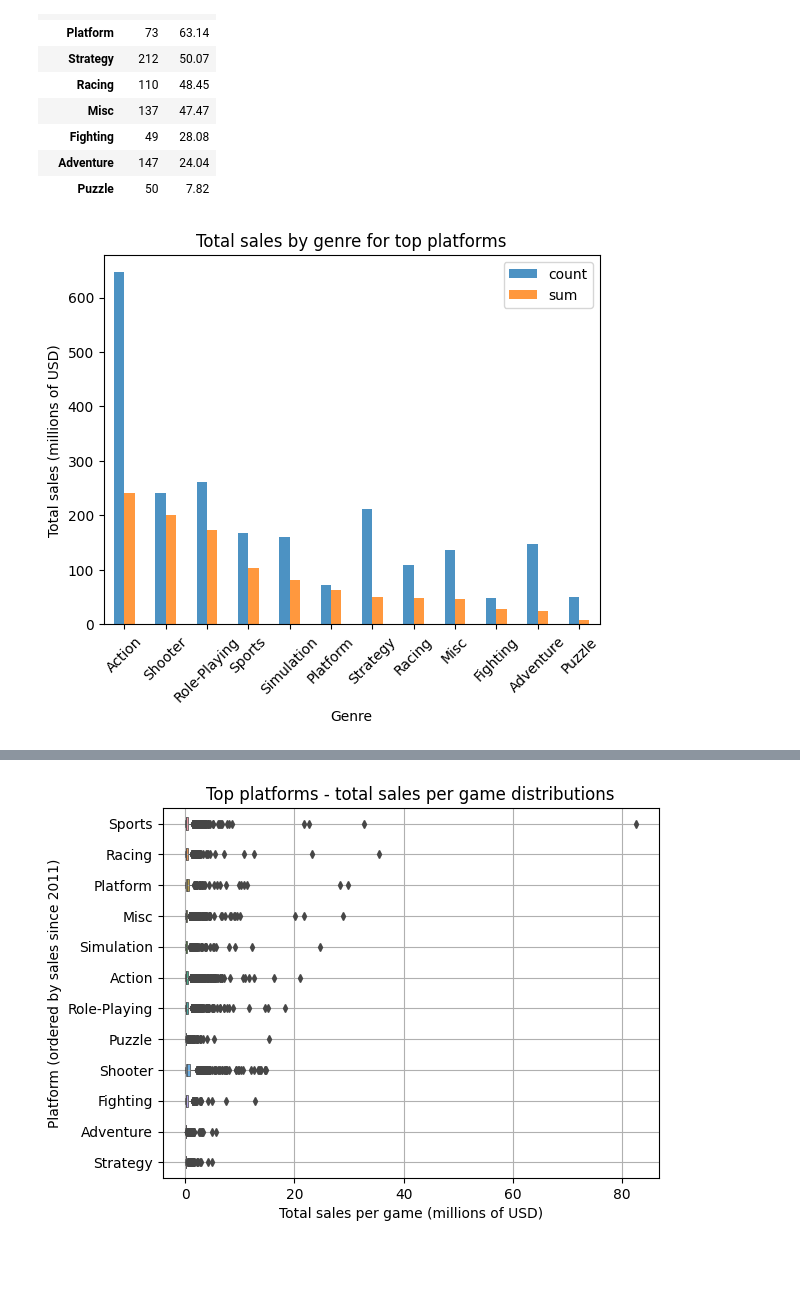
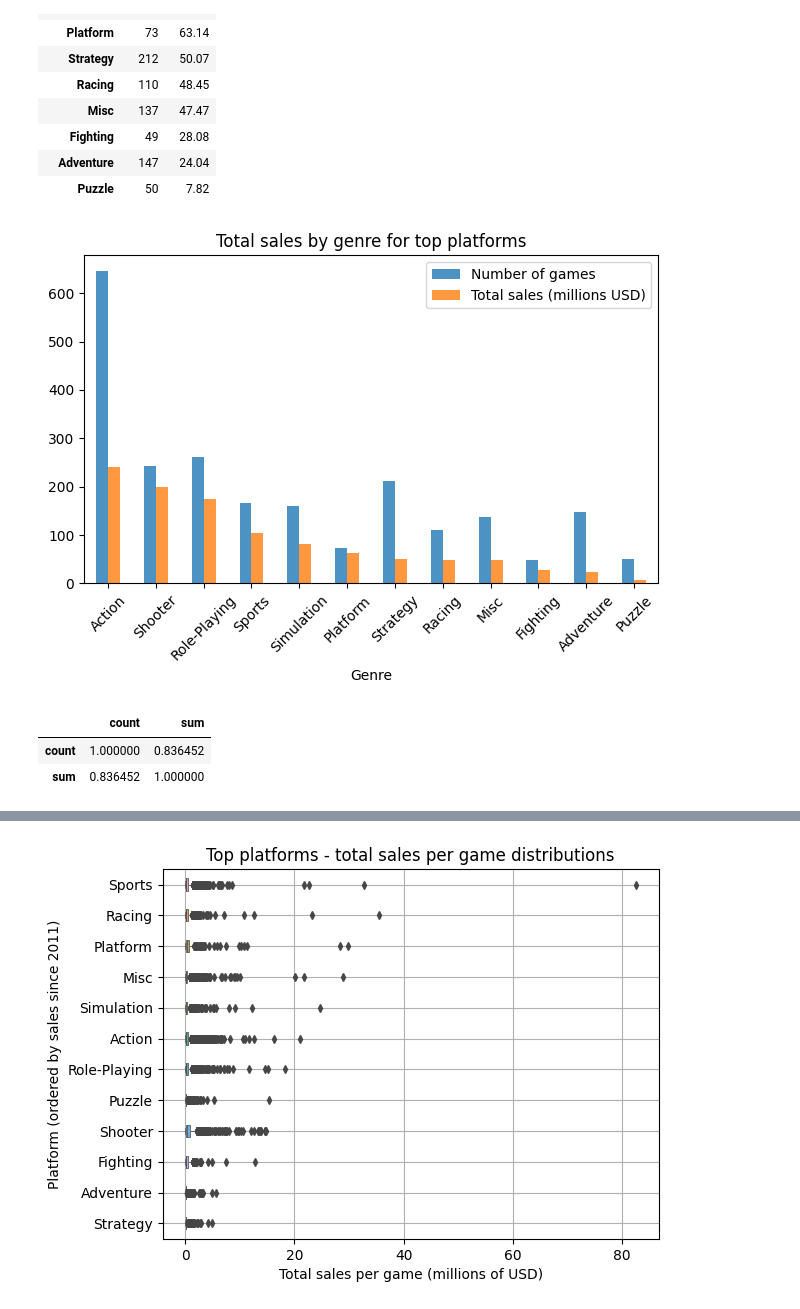
Before and after one commit to PabloHermun/videogames_succes, a Jupyter notebook: notebook.ipynb, the cells around one changed output, grey strips where cells are left out. Cells and saved outputs as stored; diff of their text form; code cells hidden in the pictures; blank space fills up the shorter version.

```diff
--- a/notebook.ipynb
+++ b/notebook.ipynb
@@ -987,9 +1002,25 @@ df_genres
 # %%
 # Plot the count of games released each year
 df_genres.plot(kind='bar', rot=45, alpha=0.8)
-plt.ylabel('Total sales (millions of USD)')
+
+#plt.ylabel('Values')  # Cambiar a un label más general
+#plt.ylabel('Total sales (millions of USD)')
+
 plt.xlabel('Genre')
 plt.title('Total sales by genre for top platforms')
+
+# Agregar leyenda para explicar las dos barras
+plt.legend(['Number of games', 'Total sales (millions USD)'],
+           loc='upper right')
+
+
+plt.tight_layout()
+
 plt.show()
+
+df_genres.corr()
 # %% [output]
-[figure, old version]
+[figure, new version]
+|  | count | sum |
+| count | 1.000000 | 0.836452 |
+| sum | 0.836452 | 1.000000 |
```
Also changed, not shown: parts of 40 cells of this notebook.
